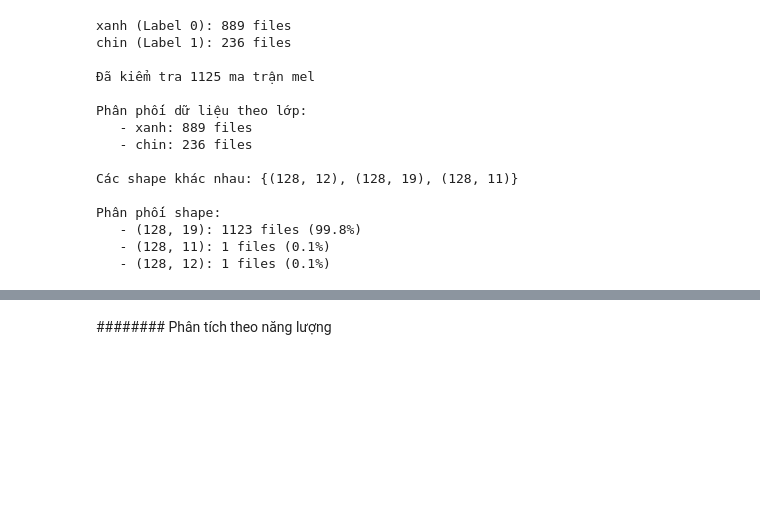
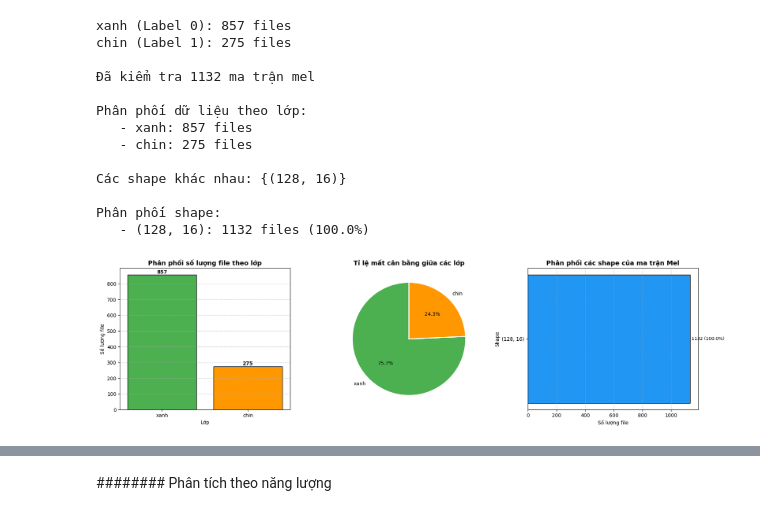
Before and after one commit to nghungvkck/Duration-In-esp32-Edge-AI-, a Jupyter notebook: notebook/eda.ipynb, the cells around one changed output, grey strips where cells are left out. Saved outputs shown, nothing was run; the diff lists cells and outputs as text; code cells hidden in the pictures; blank space fills up the shorter version.

```diff
--- a/notebook/eda.ipynb
+++ b/notebook/eda.ipynb
@@ -2,8 +2,9 @@
 import os
 import numpy as np
 from collections import Counter
+import matplotlib.pyplot as plt
 
-base_path = "/mnt/d/Hoc_tap_Sinh_Vien/Kien_thu_AI/Project/Duration_edge_ai/data/processed/dataMel"
+base_path = "/mnt/d/Hoc_tap_Sinh_Vien/Kien_thu_AI/Project/Duration_edge_ai/data/processed/dataMel2"
 
 def load_mel_shapes(base_path):
     shapes_info = []
@@ -23,46 +24,97 @@ def load_mel_shapes(base_path):
         for file in files:
             file_path = os.path.join(folder_path, file)
             try:
-                # Chỉ cần đọc metadata để lấy shape (rất nhẹ RAM)
                 mel_spec = np.load(file_path, mmap_mode='r')
                 shapes_info.append((category, file, mel_spec.shape))
             except Exception as e:
                 print(f"Lỗi {file}: {e}")
 
     return shapes_info, class_counts
 
+
 shapes_info, class_counts = load_mel_shapes(base_path)
 print(f"\nĐã kiểm tra {len(shapes_info)} ma trận mel")
 
-# Phân phối dữ liệu (Check mất cân bằng)
+# ================= PHÂN PHỐI DỮ LIỆU =================
 print("\nPhân phối dữ liệu theo lớp:")
 for cls, count in class_counts.items():
     print(f"   - {cls}: {count} files")
 
-# Các shape khác nhau
+# ================= SHAPE =================
 unique_shapes = {shape for _, _, shape in shapes_info}
 print(f"\nCác shape khác nhau: {unique_shapes}")
 
 shape_counts = Counter(shape for _, _, shape in shapes_info)
 print("\nPhân phối shape:")
 for shape, count in shape_counts.items():
     print(f"   - {shape}: {count} files ({count / len(shapes_info) * 100:.1f}%)")
+
+
+# ==========================================================
+#                  VẼ BIỂU ĐỒ
+# ==========================================================
+fig, axes = plt.subplots(1, 3, figsize=(18, 5))
+
+# ---------- 1. Bar chart: phân phối lớp ----------
+ax1 = axes[0]
+classes = list(class_counts.keys())
+counts = list(class_counts.values())
+colors = ['#4CAF50', '#FF9800']
+
+bars = ax1.bar(classes, counts, color=colors, edgecolor='black')
+ax1.set_title("Phân phối số lượng file theo lớp", fontsize=13, fontweight='bold')
+ax1.set_xlabel("Lớp")
+ax1.set_ylabel("Số lượng file")
+ax1.grid(axis='y', linestyle='--', alpha=0.6)
+
+for bar, count in zip(bars, counts):
+    ax1.text(bar.get_x() + bar.get_width() / 2, bar.get_height() + 0.5,
+             str(count), ha='center', va='bottom', fontweight='bold')
+
+
+# ---------- 2. Pie chart: tỉ lệ lớp ----------
+ax2 = axes[1]
+ax2.pie(counts, labels=classes, autopct='%1.1f%%',
+        colors=colors, startangle=90,
+        wedgeprops={'edgecolor': 'white', 'linewidth': 2})
+ax2.set_title("Tỉ lệ mất cân bằng giữa các lớp", fontsize=13, fontweight='bold')
+
+
+# ---------- 3. Bar chart: phân phối shape ----------
+ax3 = axes[2]
+shape_labels = [f"{s}" for s in shape_counts.keys()]
+shape_values = list(shape_counts.values())
+
+bars3 = ax3.barh(shape_labels, shape_values, color='#2196F3', edgecolor='black')
+ax3.set_title("Phân phối các shape của ma trận Mel", fontsize=13, fontweight='bold')
+ax3.set_xlabel("Số lượng file")
+ax3.set_ylabel("Shape")
+ax3.grid(axis='x', linestyle='--', alpha=0.6)
+
+for bar, val in zip(bars3, shape_values):
+    ax3.text(bar.get_width() + max(shape_values) * 0.01,
+             bar.get_y() + bar.get_height() / 2,
+             f"{val} ({val/len(shapes_info)*100:.1f}%)",
+             va='center', fontsize=9)
+
+plt.tight_layout()
+plt.savefig("mel_data_distribution.png", dpi=150, bbox_inches='tight')
+plt.show()
 # %% [output]
-xanh (Label 0): 889 files
-chin (Label 1): 236 files
+xanh (Label 0): 857 files
+chin (Label 1): 275 files
 
-Đã kiểm tra 1125 ma trận mel
+Đã kiểm tra 1132 ma trận mel
 
 Phân phối dữ liệu theo lớp:
-   - xanh: 889 files
-   - chin: 236 files
+   - xanh: 857 files
+   - chin: 275 files
 
-Các shape khác nhau: {(128, 12), (128, 19), (128, 11)}
+Các shape khác nhau: {(128, 16)}
 
 Phân phối shape:
-   - (128, 19): 1123 files (99.8%)
-   - (128, 11): 1 files (0.1%)
-   - (128, 12): 1 files (0.1%)
+   - (128, 16): 1132 files (100.0%)
+[figure, added]
 # %%
 import os
 import numpy as np
```
Also changed, not shown: parts of 3 cells of this notebook, 1 other file.
